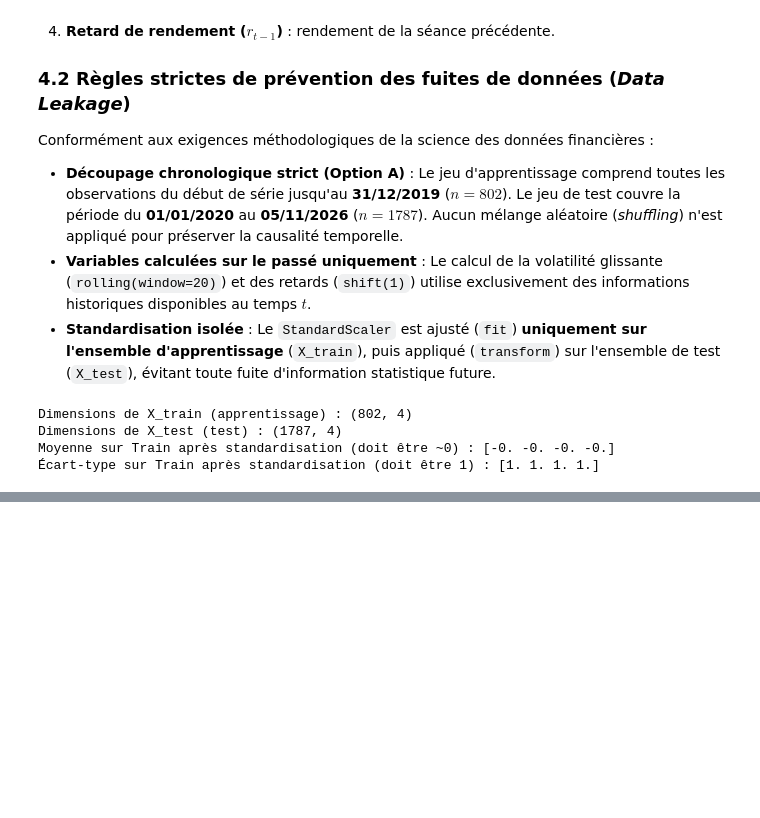
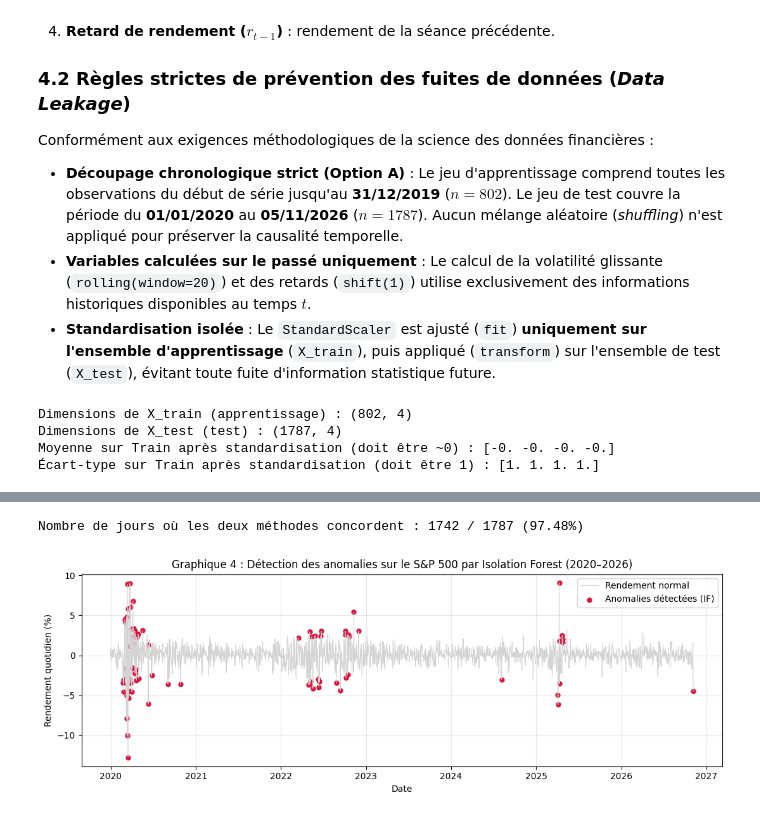
Before and after one commit to touassisaad7/23009123-Touassi-Saad-G3, a Jupyter notebook: EXAM.ipynb, the cells around one changed output, grey strips where cells are left out. Saved outputs shown, nothing was run; the diff lists cells and outputs as text; code cells hidden in the pictures; blank space fills up the shorter version.

```diff
--- a/EXAM.ipynb
+++ b/EXAM.ipynb
@@ -277,0 +403,24 @@ Moyenne sur Train après standardisation (doit être ~0) : [-0. -0. -0. -0.]
+# %%
+# Cellule Code - Section 7 : Analyse des erreurs et export des figures finales
+# Comparaison détaillée des signaux IF vs 3-sigma sur le test
+df_eval["accord"] = (df_eval["anomalie_if"] == df_eval["anomalie_3sigma"])
+print(f"Nombre de jours où les deux méthodes concordent : {df_eval['accord'].sum()} / {len(df_eval)} ({df_eval['accord'].mean()*100:.2f}%)")
+
+# Visualisation des anomalies détectées par l'Isolation Forest dans le temps
+fig, ax = plt.subplots(figsize=(11, 4))
+ax.plot(df_eval["observation_date"], df_eval["rendement"] * 100, color="lightgray", lw=0.8, label="Rendement normal")
+
+anomalies_if_pts = df_eval[df_eval["anomalie_if"]]
+ax.scatter(anomalies_if_pts["observation_date"], anomalies_if_pts["rendement"] * 100, color="crimson", s=25, label="Anomalies détectées (IF)")
+
+ax.set_title("Graphique 4 : Détection des anomalies sur le S&P 500 par Isolation Forest (2020–2026)")
+ax.set_xlabel("Date")
+ax.set_ylabel("Rendement quotidien (%)")
+ax.legend()
+ax.grid(True, alpha=0.3)
+plt.tight_layout()
+plt.savefig(FIGURES_DIR / "fig4_anomalies_isoforest.png", dpi=300)
+plt.show()
+# %% [output]
+Nombre de jours où les deux méthodes concordent : 1742 / 1787 (97.48%)
+[figure, added]
```
Also changed, not shown: parts of 11 cells of this notebook.
